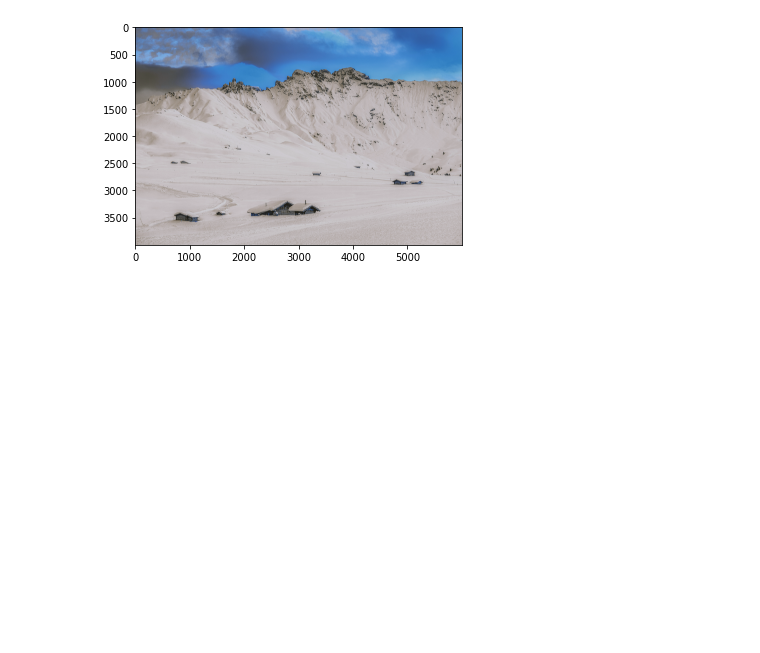
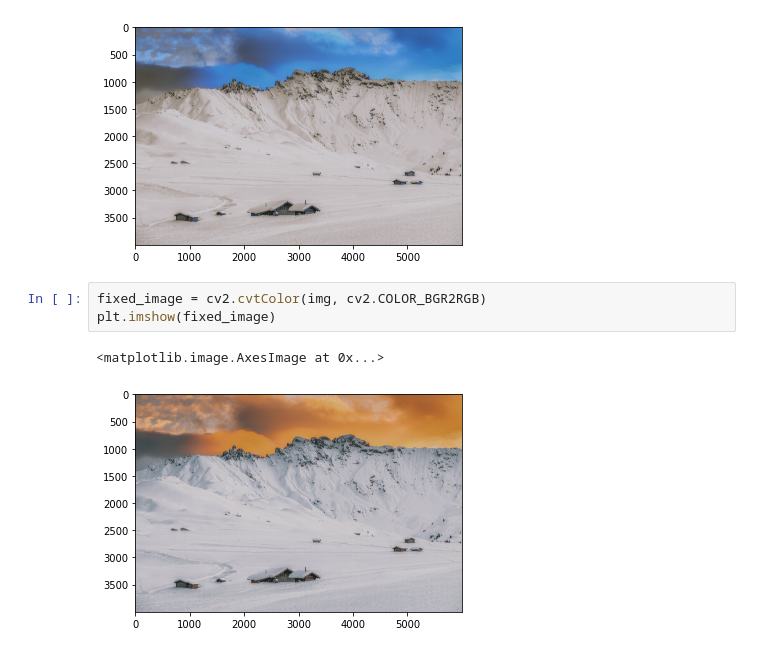
Before and after one commit to gokulprathin8/opencv-playrepo, a Jupyter notebook: opencv-base.ipynb, the cells around one changed output. Saved outputs shown, nothing was run; the diff lists cells and outputs as text; blank space fills up the shorter version.

```diff
--- a/opencv-base.ipynb
+++ b/opencv-base.ipynb
@@ -45,3 +45,9 @@ plt.imshow(img)
 # %% [output]
 <matplotlib.image.AxesImage at 0x...>
 [figure]
+# %%
+fixed_image = cv2.cvtColor(img, cv2.COLOR_BGR2RGB)
+plt.imshow(fixed_image)
+# %% [output]
+<matplotlib.image.AxesImage at 0x...>
+[figure, added]
```
Also changed, not shown: parts of 5 cells of this notebook, 1 other file.
